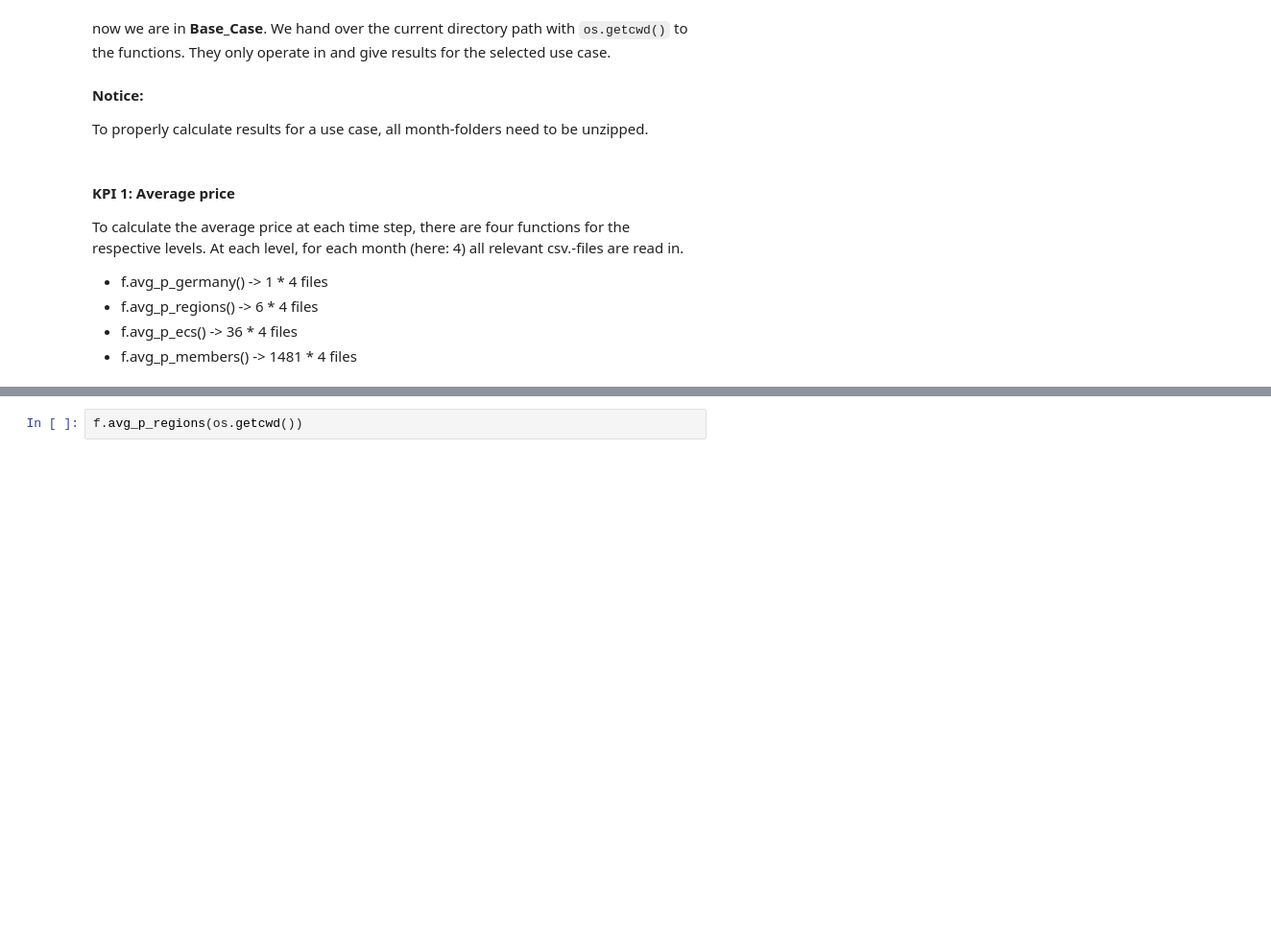
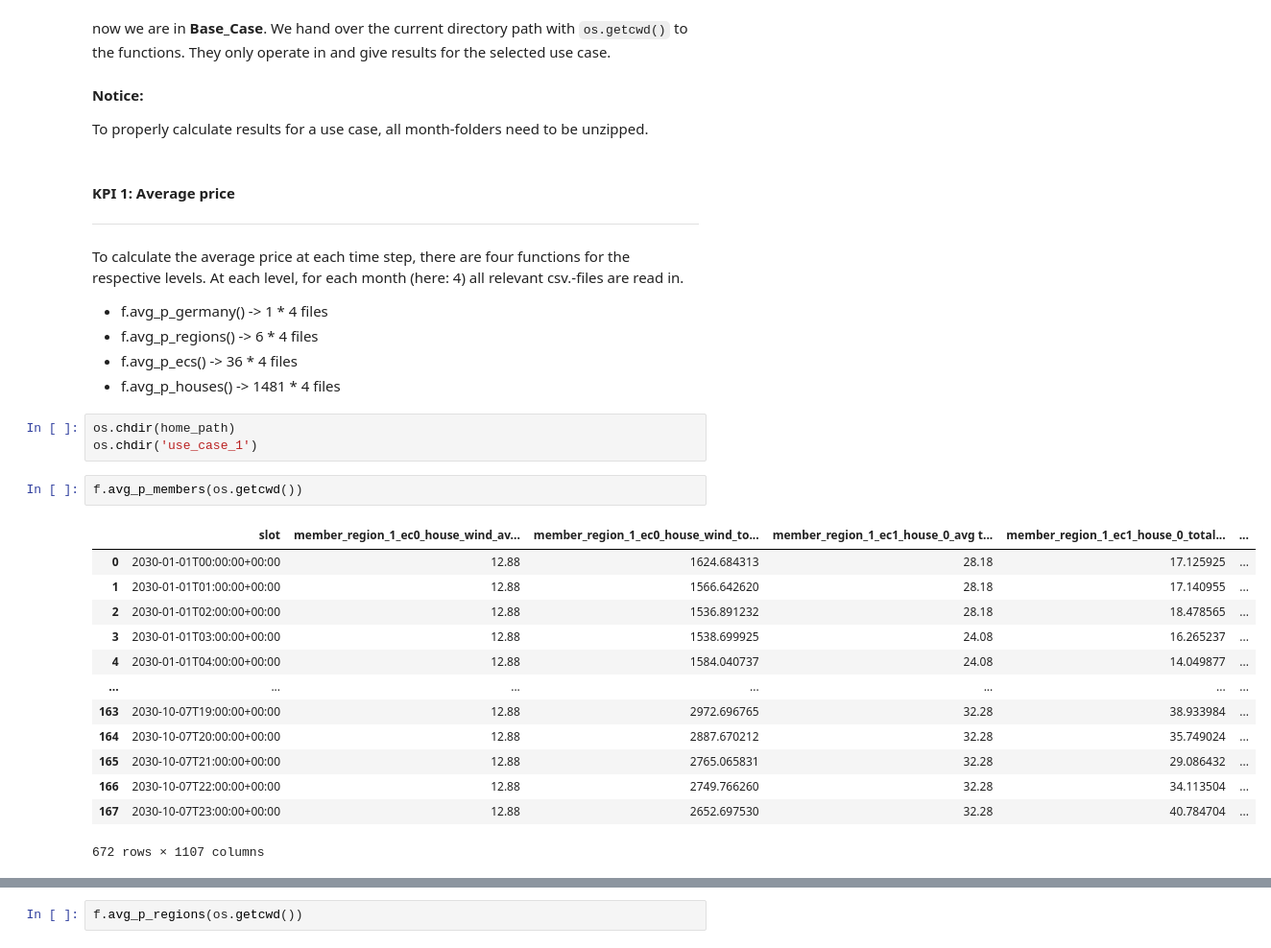
Before and after one commit to jochenmadler/fim_fit, a Jupyter notebook: GSy_KPI_calculation/01_processing/functions_test_v2.ipynb, the cells around one changed output, grey strips where cells are left out. Shown at 96% size. Saved outputs shown, nothing was run; the diff lists cells and outputs as text; blank space fills up the shorter version.

```diff
--- a/GSy_KPI_calculation/01_processing/functions_test_v2.ipynb
+++ b/GSy_KPI_calculation/01_processing/functions_test_v2.ipynb
@@ -24,8 +24,28 @@ now we are in **Base_Case**. We hand over the current directory path with ``os.g
 To properly calculate results for a use case, all month-folders need to be unzipped.
 # %% [markdown]
 #### KPI 1: Average price
+---
 To calculate the average price at each time step, there are four functions for the respective levels. At each level, for each month (here: 4) all relevant csv.-files are read in.
 - f.avg_p_germany() -> 1 * 4 files
 - f.avg_p_regions() -> 6 * 4 files
 - f.avg_p_ecs() -> 36 * 4 files
-- f.avg_p_members() -> 1481 * 4 files
+- f.avg_p_houses() -> 1481 * 4 files
+# %%
+os.chdir(home_path)
+os.chdir('use_case_1')
+# %%
+f.avg_p_members(os.getcwd())
+# %% [output]
+|  | slot | member_region_1_ec0_house_wind_av... | member_region_1_ec0_house_wind_to... | member_region_1_ec1_house_0_avg t... | member_region_1_ec1_house_0_total... | ... |
+| 0 | 2030-01-01T00:00:00+00:00 | 12.88 | 1624.684313 | 28.18 | 17.125925 | ... |
+| 1 | 2030-01-01T01:00:00+00:00 | 12.88 | 1566.642620 | 28.18 | 17.140955 | ... |
+| 2 | 2030-01-01T02:00:00+00:00 | 12.88 | 1536.891232 | 28.18 | 18.478565 | ... |
+| 3 | 2030-01-01T03:00:00+00:00 | 12.88 | 1538.699925 | 24.08 | 16.265237 | ... |
+| 4 | 2030-01-01T04:00:00+00:00 | 12.88 | 1584.040737 | 24.08 | 14.049877 | ... |
+| ... | ... | ... | ... | ... | ... | ... |
+| 163 | 2030-10-07T19:00:00+00:00 | 12.88 | 2972.696765 | 32.28 | 38.933984 | ... |
+| 164 | 2030-10-07T20:00:00+00:00 | 12.88 | 2887.670212 | 32.28 | 35.749024 | ... |
+| 165 | 2030-10-07T21:00:00+00:00 | 12.88 | 2765.065831 | 32.28 | 29.086432 | ... |
+| 166 | 2030-10-07T22:00:00+00:00 | 12.88 | 2749.766260 | 32.28 | 34.113504 | ... |
+| 167 | 2030-10-07T23:00:00+00:00 | 12.88 | 2652.697530 | 32.28 | 40.784704 | ... |
+672 rows × 1107 columns
```
Also changed, not shown: parts of 11 cells of this notebook, 1 other file.
